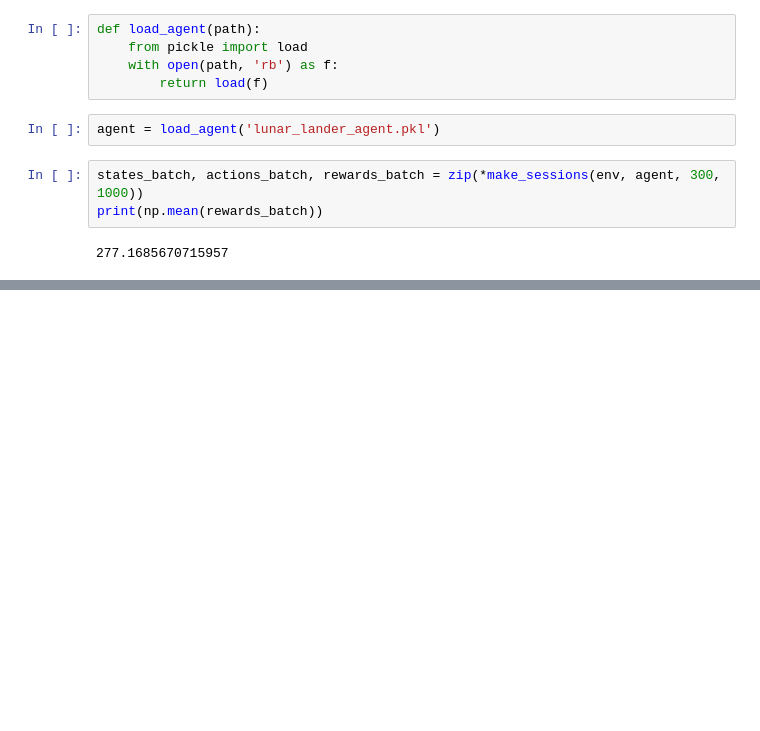
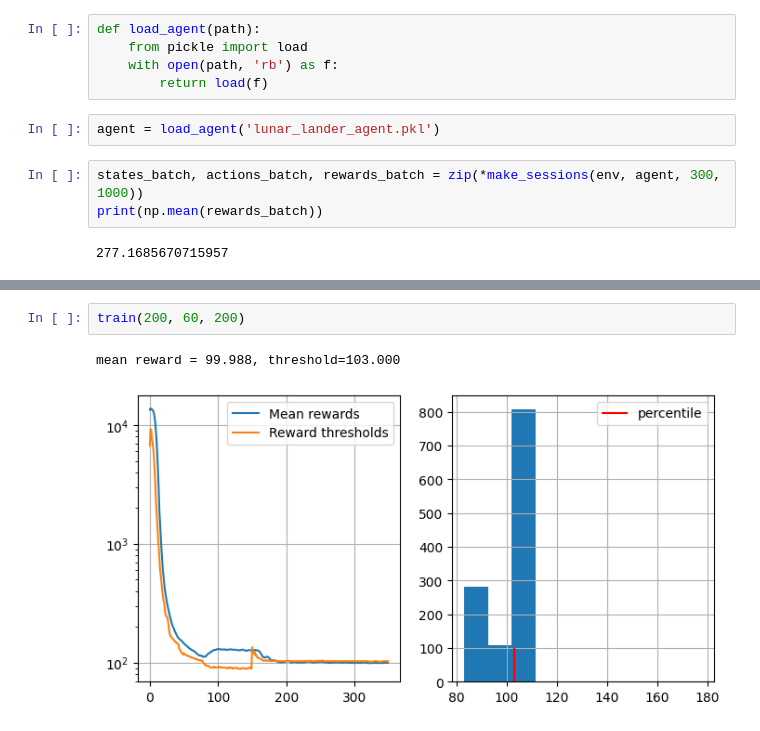
Before and after one commit to PsAndr/Practical_RL, a Jupyter notebook: week01_intro/deep_crossentropy_method.ipynb, the cells around one changed output, grey strips where cells are left out. Drawn from its saved outputs; the diff is of its cells as text; blank space fills up the shorter version.

```diff
--- a/week01_intro/deep_crossentropy_method.ipynb
+++ b/week01_intro/deep_crossentropy_method.ipynb
@@ -638,0 +811,5 @@ print(np.mean(rewards_batch))
+# %%
+train(200, 60, 200)
+# %% [output]
+mean reward = 99.988, threshold=103.000
+[figure, added]
```
Also changed, not shown: parts of 21 cells of this notebook, 1 other file.
